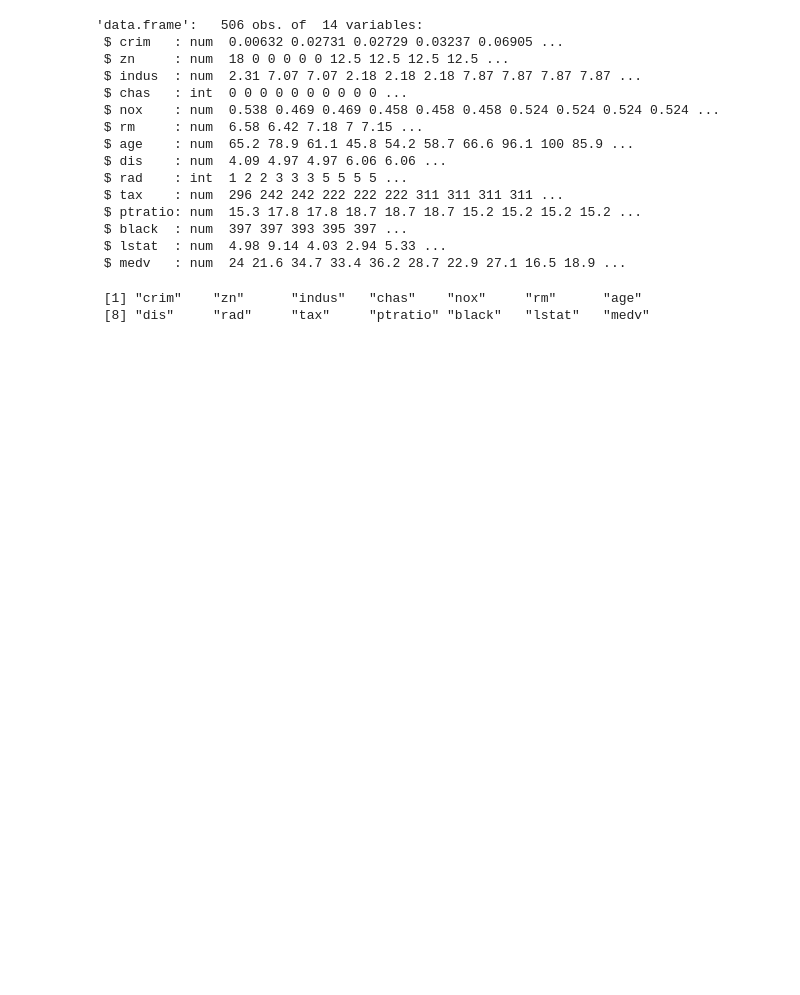
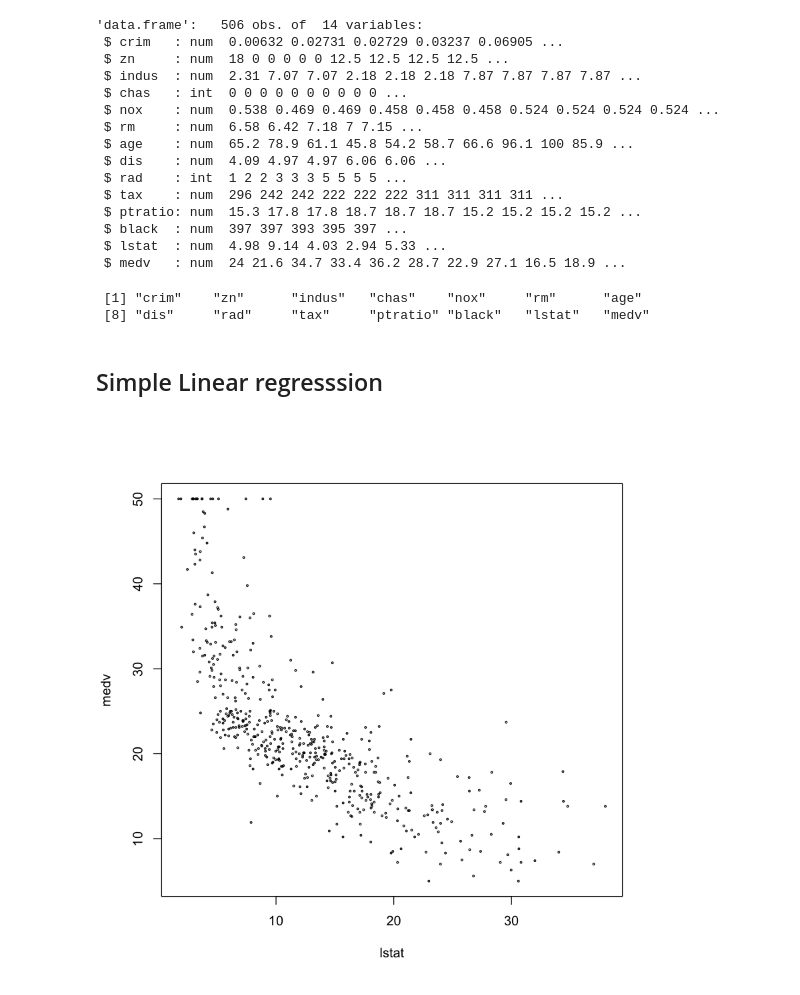
Before and after one commit to slzdevsnp/learn, a Jupyter notebook: tibshirani/ch3-LinearRegression/ch3_lab.ipynb, the cells around one changed output. Drawn from its saved outputs; the diff is of its cells as text; code cells hidden in the pictures; blank space fills up the shorter version.

```diff
--- a/tibshirani/ch3-LinearRegression/ch3_lab.ipynb
+++ b/tibshirani/ch3-LinearRegression/ch3_lab.ipynb
@@ -22,6 +22,12 @@ names(Boston)
  $ medv   : num  24 21.6 34.7 33.4 36.2 28.7 22.9 27.1 16.5 18.9 ...
  [1] "crim"    "zn"      "indus"   "chas"    "nox"     "rm"      "age"
  [8] "dis"     "rad"     "tax"     "ptratio" "black"   "lstat"   "medv"
+# %% [markdown]
+## Simple Linear regresssion
+# %%
+plot(medv~lstat, data=Boston, cex=0.3)
+# %% [output]
+[figure, added]
 # %%
 lmFit1<-lm(medv~lstat, data=Boston)
 summary(lmFit1)
```
Also changed, not shown: parts of 25 cells of this notebook.
